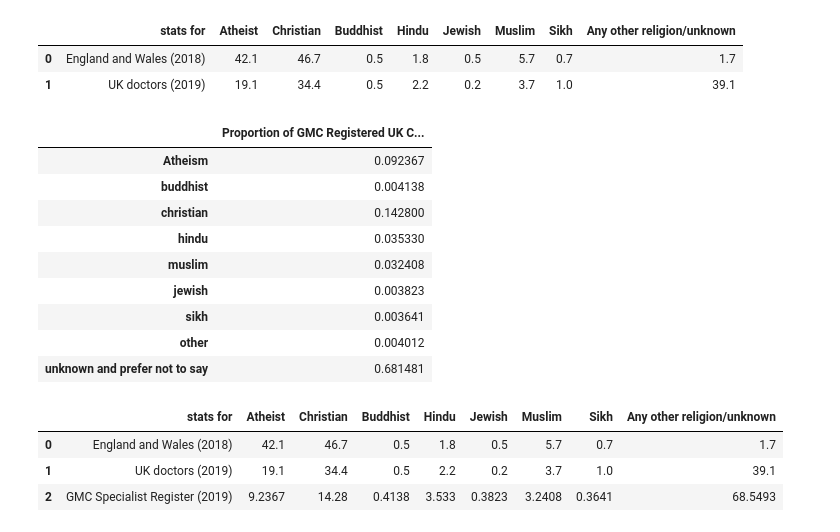
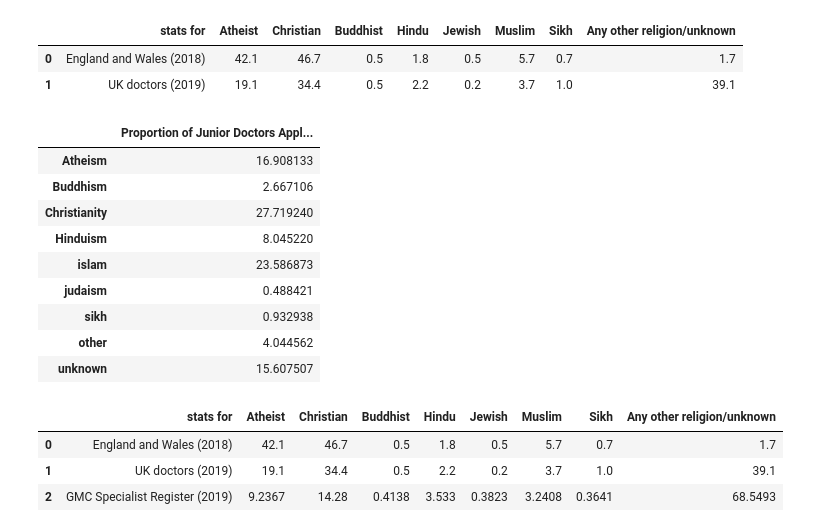
Before and after one commit to thenineteen/GMC_HEE_2019, a Jupyter notebook: GMC_HEE_GitHub_v5.ipynb, the cells around one changed output. Saved outputs shown, nothing was run; the diff lists cells and outputs as text; code cells hidden in the pictures.

```diff
--- a/GMC_HEE_GitHub_v5.ipynb
+++ b/GMC_HEE_GitHub_v5.ipynb
@@ -43,3 +43,6 @@ df = df_GMC
+# %%
+df = df_HEE
+GMC_data = False
 # %%
 df.dropna(axis='rows', how='all')
 df.dropna(axis='columns', how='all')
@@ -74,22 +77,25 @@ table1
 # %%
 # UK Consultants GMC 2019:
 
-GMC_total = df.sum().sum()
-porportion_GMC = (df.sum()/GMC_total).to_frame().rename(columns={0:'Proportion of GMC Registered UK Consultants 2019'})
+total = df.sum().sum()
+if GMC_data:
+    porportion = (df.sum()/total).to_frame().rename(columns={0:'Proportion of GMC Registered UK Consultants 2019'})
+else:
+    porportion = (df.sum()/total).to_frame().rename(columns={0:'Proportion of Junior Doctors Applying to Specialties in 2019'})
 
 # porportion_GMC.to_csv(r'D:\Ali USB Backup\Special\GMC data summary.csv')
-porportion_GMC
+porportion*100
 # %% [output]
-|  | Proportion of GMC Registered UK C... |
-| Atheism | 0.092367 |
-| buddhist | 0.004138 |
-| christian | 0.142800 |
-| hindu | 0.035330 |
-| muslim | 0.032408 |
-| jewish | 0.003823 |
-| sikh | 0.003641 |
-| other | 0.004012 |
-| unknown and prefer not to say | 0.681481 |
+|  | Proportion of Junior Doctors Appl... |
+| Atheism | 16.908133 |
+| Buddhism | 2.667106 |
+| Christianity | 27.719240 |
+| Hinduism | 8.045220 |
+| islam | 23.586873 |
+| judaism | 0.488421 |
+| sikh | 0.932938 |
+| other | 4.044562 |
+| unknown | 15.607507 |
 # %%
 _GMC_specialist_percentages = np.array([
     0.092367, 0.142800, 0.004138, 0.035330, 0.003823, 0.032408, 0.003641, 0.681481+0.004012]) * 100
```
Also changed, not shown: parts of 39 cells of this notebook.
